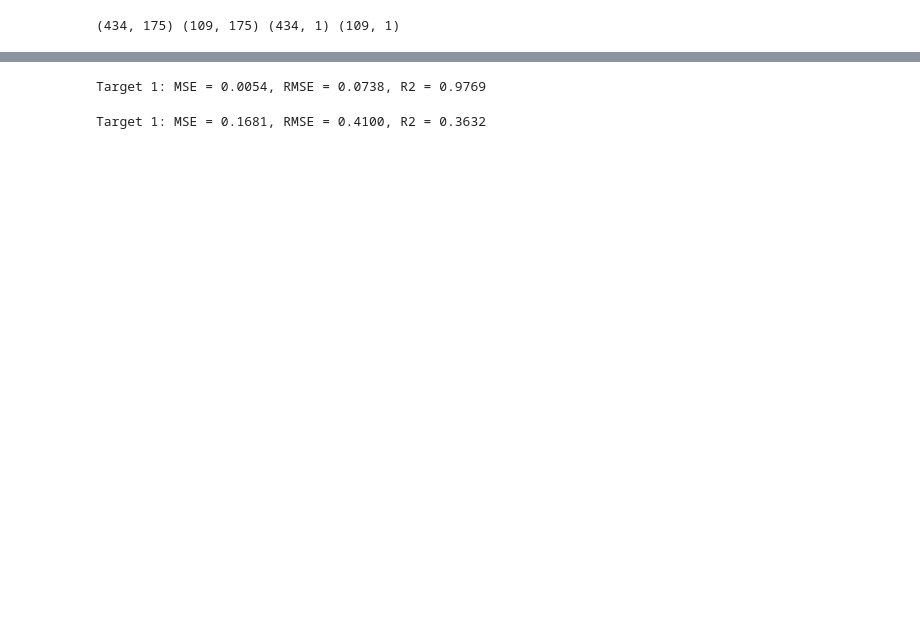
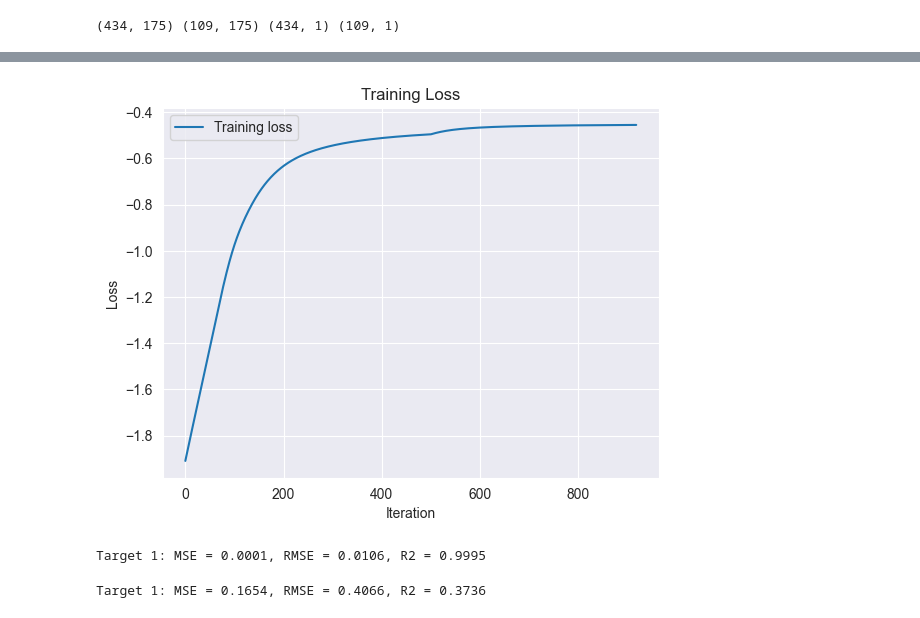
Before and after one commit to Aquila69420/adni-ml, a Jupyter notebook: dhruv_gpytorch_model.ipynb, the cells around one changed output, grey strips where cells are left out. Saved outputs shown, nothing was run; the diff lists cells and outputs as text; code cells hidden in the pictures; blank space fills up the shorter version.

```diff
--- a/dhruv_gpytorch_model.ipynb
+++ b/dhruv_gpytorch_model.ipynb
@@ -412,8 +412,8 @@ print(X_train.shape, X_test.shape, y_train.shape, y_test.shape)
 # %% [output]
 (434, 175) (109, 175) (434, 1) (109, 1)
 # %%
-X_train = torch.tensor(X_train, dtype=torch.float32)
-X_test = torch.tensor(X_test, dtype=torch.float32)
+X_train = torch.tensor(X_train, dtype=torch.float32, device=device)
+X_test = torch.tensor(X_test, dtype=torch.float32, device=device)
 
-y_train = torch.tensor(y_train.values, dtype=torch.float32)
-y_test = torch.tensor(y_test.values, dtype=torch.float32)
+y_train = torch.tensor(y_train.values, dtype=torch.float32, device=device)
+y_test = torch.tensor(y_test.values, dtype=torch.float32, device=device)
@@ -422,3 +543,11 @@ num_tasks = 1
 likelihood = gpytorch.likelihoods.MultitaskGaussianLikelihood(num_tasks=num_tasks, rank=1)
 likelihood.noise = 0.5
 model = MultitaskGPModel(X_train, y_train, likelihood, num_tasks)
+model.to(device)
+initial_likelihood = mll(model(X_train), y_train)
+while initial_likelihood < -2.75:
+    model = MultitaskGPModel(X_train, y_train, likelihood)
+    model.to(device)
+    initial_likelihood = mll(model(X_train), y_train)
+print(f'Model finally initialized with likelihood: {initial_likelihood}')
+train_losses = []
@@ -425,20 +556,30 @@ model = MultitaskGPModel(X_train, y_train, likelihood, num_tasks)
 # %%
+model.to(device)
 model.train()
 likelihood.train()
-optimizer = torch.optim.AdamW(model.parameters(), lr=0.1, weight_decay = 1e-1)
+# optimizer = torch.optim.AdamW(model.parameters(), lr=0.1, weight_decay = 1e-1, maximize=True)
+optimizer = torch.optim.AdamW(model.parameters(), lr=0.009969398049228019, weight_decay = 1e-4, maximize=True)
 
 mll = gpytorch.mlls.ExactMarginalLogLikelihood(likelihood, model)
 
-scheduler = torch.optim.lr_scheduler.StepLR(optimizer, step_size=50, gamma=0.5)
+# scheduler = torch.optim.lr_scheduler.StepLR(optimizer, step_size=50, gamma=0.5)
+scheduler = torch.optim.lr_scheduler.ReduceLROnPlateau(optimizer, factor=0.5639435252677821)
 
-num_iter = 100
+num_iter = 500
 for i in range(num_iter):
     optimizer.zero_grad()
     output = model(X_train)
-    loss = -mll(output, y_train)
+    loss = mll(output, y_train)
+    train_losses.append(loss.item())
+
+    # Break the loop if loss does not decrease significantly over the last 3 epochs
+    if i > 3 and abs(train_losses[-1] - train_losses[-2]) < 1e-5 and abs(train_losses[-2] - train_losses[-3]) < 1e-5:
+        print(f"Early stopping at iteration {i} with loss {loss.item()}")
+        break
+
     loss.backward()
     optimizer.step()
-    scheduler.step()
+    # scheduler.step(loss.item())
     print('Iter %d/%d - Loss: %.3f' % (i + 1, num_iter, loss.item()))
 
 # Evaluation
@@ -465,13 +606,23 @@ Iter 100/100 - Loss: 0.502
 MultitaskGaussianLikelihood(
   (raw_noise_constraint): GreaterThan(1.000E-04)
 )
+# %%
+# Plot training loss
+plt.title('Training Loss')
+plt.plot(train_losses, label='Training loss')
+plt.legend()
+plt.xlabel('Iteration')
+plt.ylabel('Loss')
+plt.show()
+# %% [output]
+[figure, added]
 # %%
 with torch.no_grad():
     preds = model(X_train)
     mean = preds.mean  # shape: (n, 3)
 
-y_true_np = y_train.numpy()
-y_pred_np = mean.numpy()
+y_true_np = y_train.cpu().numpy()
+y_pred_np = mean.cpu().numpy()
 
 num_targets = y_true_np.shape[1]
 
@@ -481,14 +632,14 @@ for i in range(num_targets):
     r2 = r2_score(y_true_np[:, i], y_pred_np[:, i])
     print(f"Target {i+1}: MSE = {mse:.4f}, RMSE = {rmse:.4f}, R2 = {r2:.4f}")
 # %% [output]
-Target 1: MSE = 0.0054, RMSE = 0.0738, R2 = 0.9769
+Target 1: MSE = 0.0001, RMSE = 0.0106, R2 = 0.9995
 # %%
 with torch.no_grad():
     preds = model(X_test)
     mean = preds.mean  # shape: (n, 3)
 
-y_true_np = y_test.numpy()
-y_pred_np = mean.numpy()
+y_true_np = y_test.cpu().numpy()
+y_pred_np = mean.cpu().numpy()
 
 num_targets = y_true_np.shape[1]
 
@@ -498,4 +649,4 @@ for i in range(num_targets):
     r2 = r2_score(y_true_np[:, i], y_pred_np[:, i])
     print(f"Target {i+1}: MSE = {mse:.4f}, RMSE = {rmse:.4f}, R2 = {r2:.4f}")
 # %% [output]
-Target 1: MSE = 0.1681, RMSE = 0.4100, R2 = 0.3632
+Target 1: MSE = 0.1654, RMSE = 0.4066, R2 = 0.3736
```
Also changed, not shown: parts of 6 cells of this notebook.
